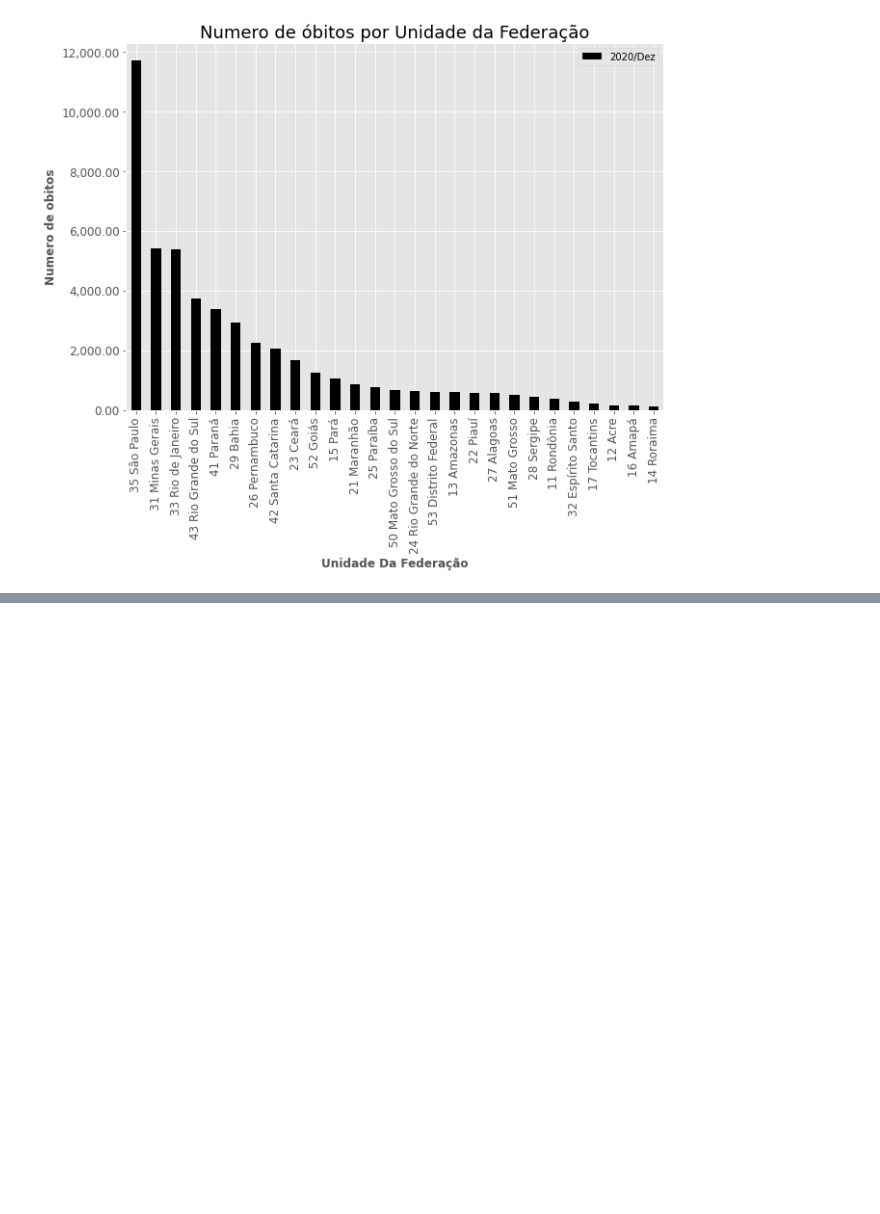
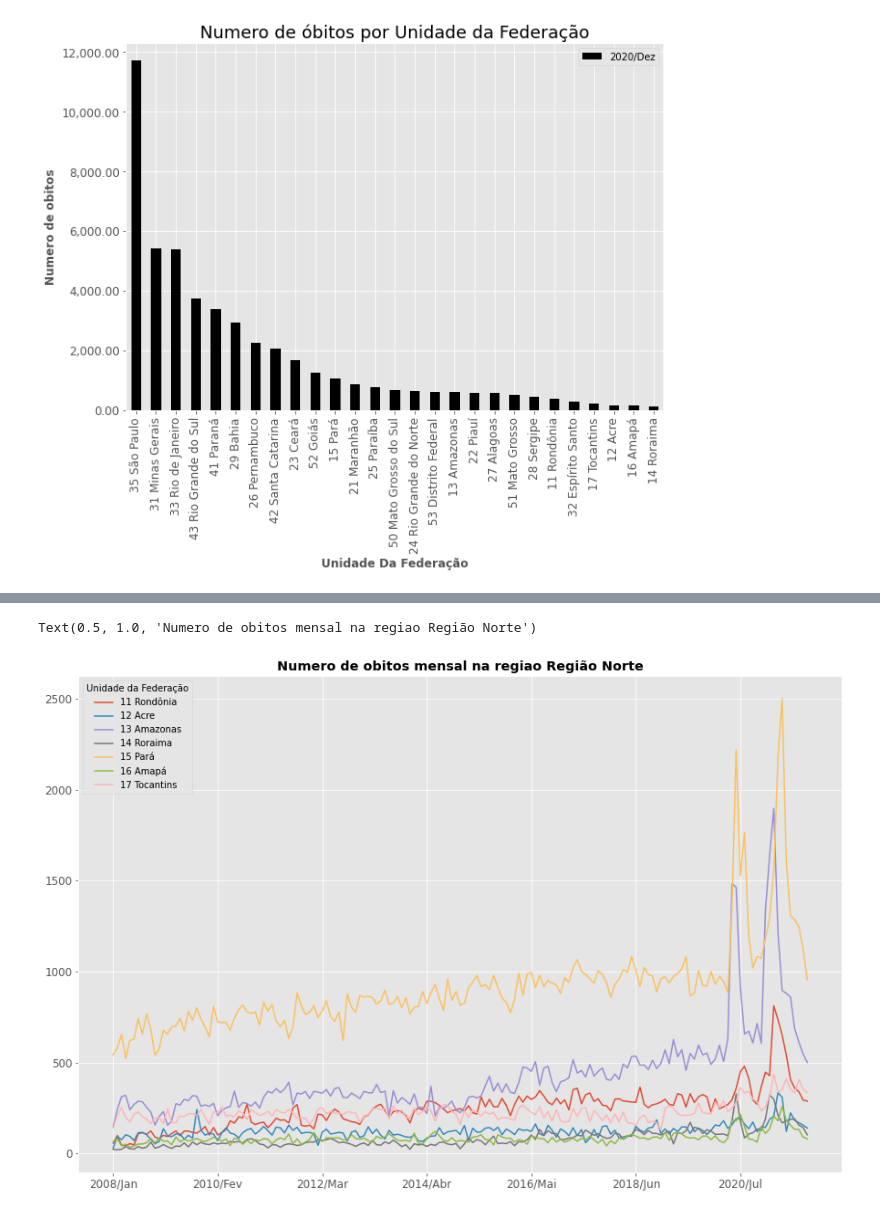
Before and after one commit to vitaoTM/Alura-BootCamp-DataScience, a Jupyter notebook: Análise_do_numero_de_obitos_por_região.ipynb, the cells around one changed output, grey strips where cells are left out. Saved outputs shown, nothing was run; the diff lists cells and outputs as text; code cells hidden in the pictures; blank space fills up the shorter version.

```diff
--- a/Análise_do_numero_de_obitos_por_região.ipynb
+++ b/Análise_do_numero_de_obitos_por_região.ipynb
@@ -176,0 +182,14 @@ round(dados['2021/Ago'].mean())
+# %%
+# Retirando coluna Total de obitos
+dados_transposto = dados_transposto.drop('Total')
+# %%
+norte = "Região Norte"
+centro = "Regiao Centro"
+sul = "Região Sul"
+centroeste = "Região Centroeste"
+nordeste = "Região Nordeste"
+dados_transposto[regiao_1].plot(figsize=(15,10), fontsize=(12) )
+plt.title(label= f'Numero de obitos mensal na regiao {norte}',weight= 'bold')
+# %% [output]
+Text(0.5, 1.0, 'Numero de obitos mensal na regiao Região Norte')
+[figure, added]
```
Also changed, not shown: parts of 14 cells of this notebook.
